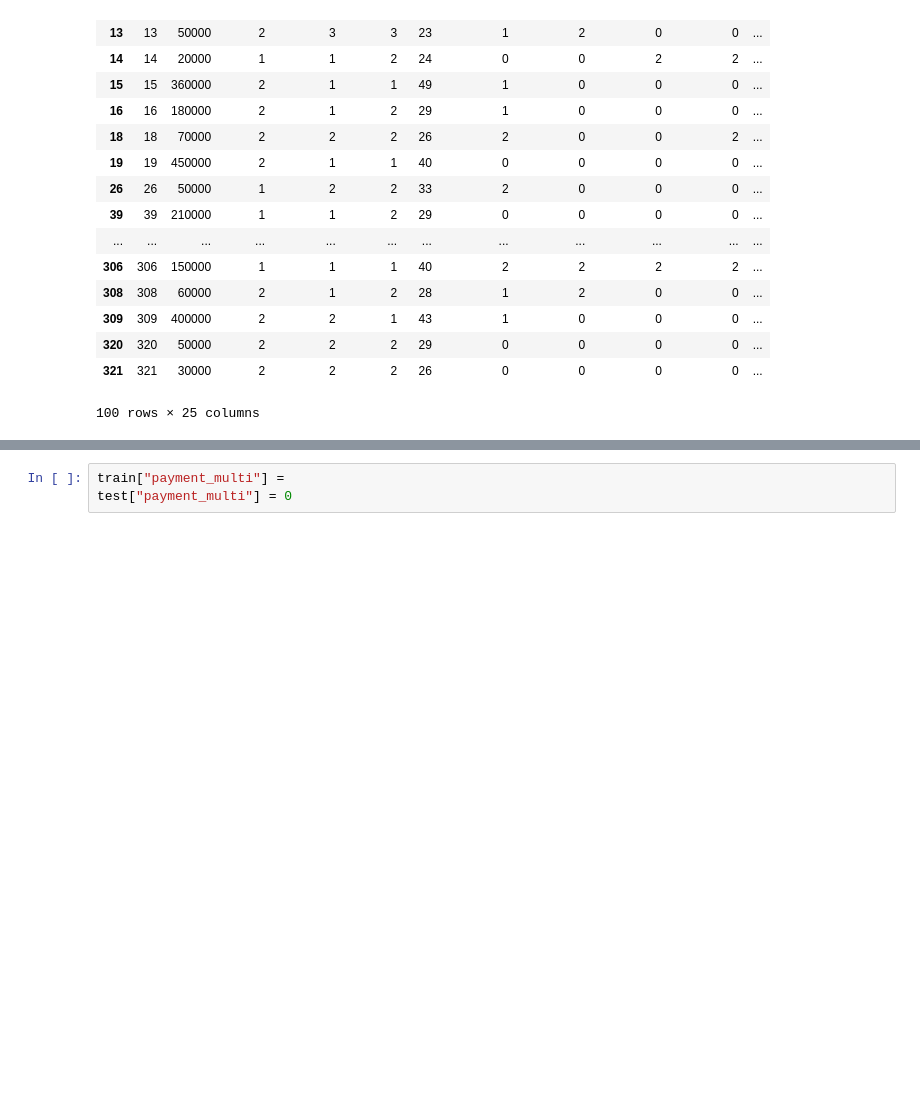
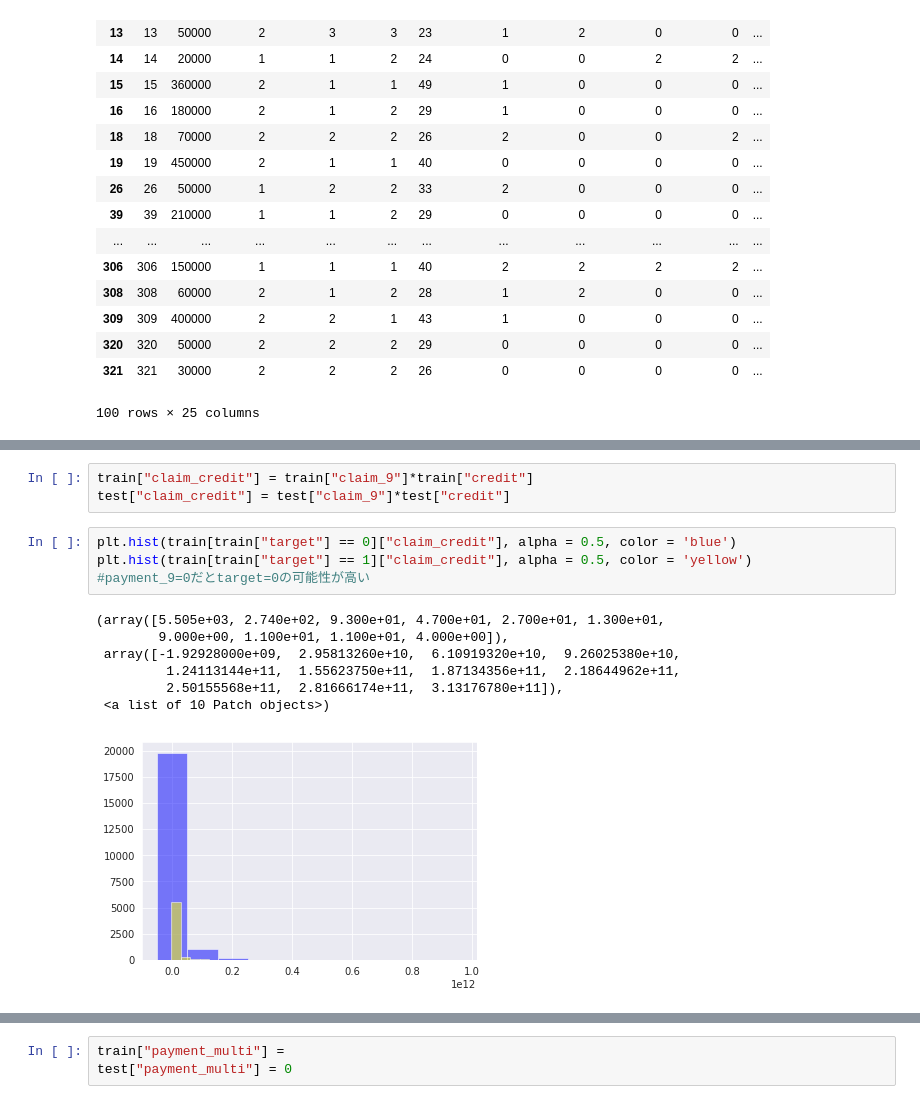
Before and after one commit to takumi5757/git_probspace, a Jupyter notebook: credit_compe.ipynb, the cells around one changed output, grey strips where cells are left out. Drawn from its saved outputs; the diff is of its cells as text; blank space fills up the shorter version.

```diff
--- a/credit_compe.ipynb
+++ b/credit_compe.ipynb
@@ -109,3 +109,18 @@ plt.hist(train[train["target"] == 1]["payment_4"], alpha = 0.5, color = 'yellow'
+# %%
+train["claim_credit"] = train["claim_9"]*train["credit"]
+test["claim_credit"] = test["claim_9"]*test["credit"]
+# %%
+plt.hist(train[train["target"] == 0]["claim_credit"], alpha = 0.5, color = 'blue')
+plt.hist(train[train["target"] == 1]["claim_credit"], alpha = 0.5, color = 'yellow')
+#payment_9=0だとtarget=0の可能性が高い
+# %% [output]
+(array([5.505e+03, 2.740e+02, 9.300e+01, 4.700e+01, 2.700e+01, 1.300e+01,
+        9.000e+00, 1.100e+01, 1.100e+01, 4.000e+00]),
+ array([-1.92928000e+09,  2.95813260e+10,  6.10919320e+10,  9.26025380e+10,
+         1.24113144e+11,  1.55623750e+11,  1.87134356e+11,  2.18644962e+11,
+         2.50155568e+11,  2.81666174e+11,  3.13176780e+11]),
+ <a list of 10 Patch objects>)
+[figure, added]
 # %%
 train["payment_89"] = 0
 test["payment_89"] = 0
```
Also changed, not shown: parts of 4 cells of this notebook.
